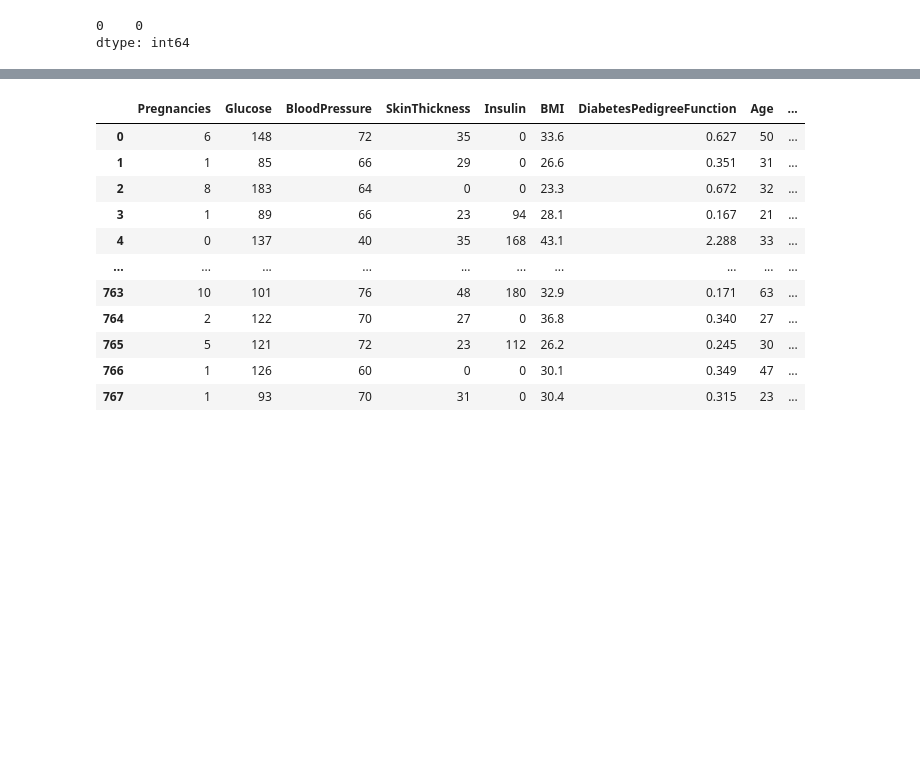
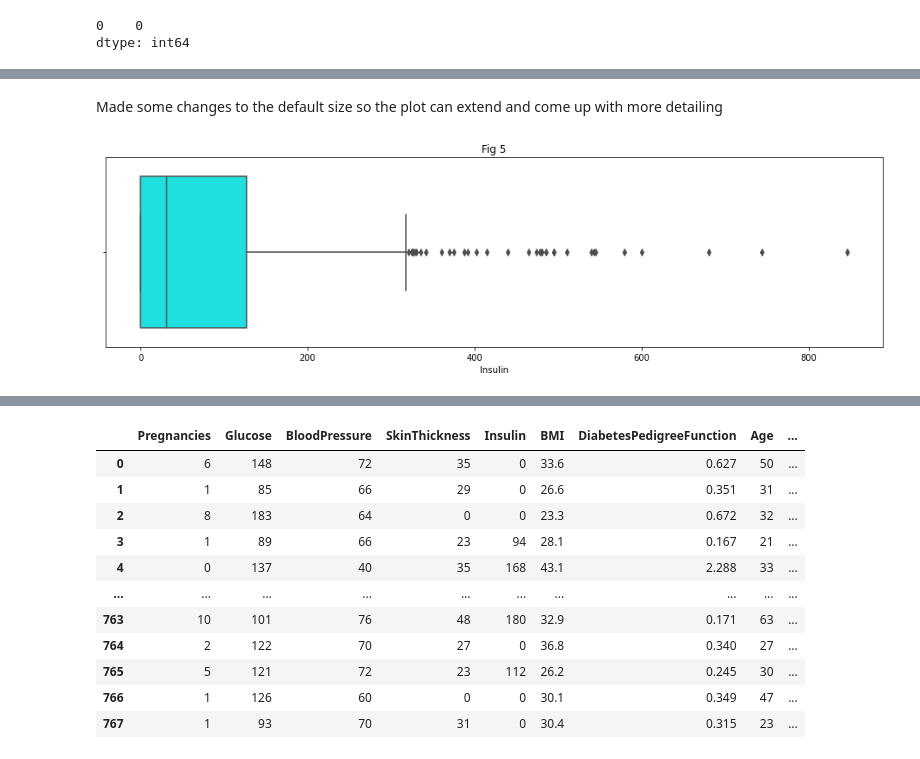
Before and after one commit to Greeshmanthchilla4/Pima-project, a Jupyter notebook: Pima_indian_diabetes_project.ipynb, the cells around one changed output, grey strips where cells are left out. Saved outputs shown, nothing was run; the diff lists cells and outputs as text; code cells hidden in the pictures; blank space fills up the shorter version.

```diff
--- a/Pima_indian_diabetes_project.ipynb
+++ b/Pima_indian_diabetes_project.ipynb
@@ -174,0 +181,9 @@ Insulin is highly skewed.
+# %% [markdown]
+Made some changes to the default size so the plot can extend and come up with more detailing
+# %%
+plt.rcParams['figure.figsize'] = [16,4]
+sns.boxplot(x = df.Insulin , color = 'cyan')
+plt.title('Fig 5')
+plt.show()
+# %% [output]
+[figure, added]
```
Also changed, not shown: parts of 31 cells of this notebook.
